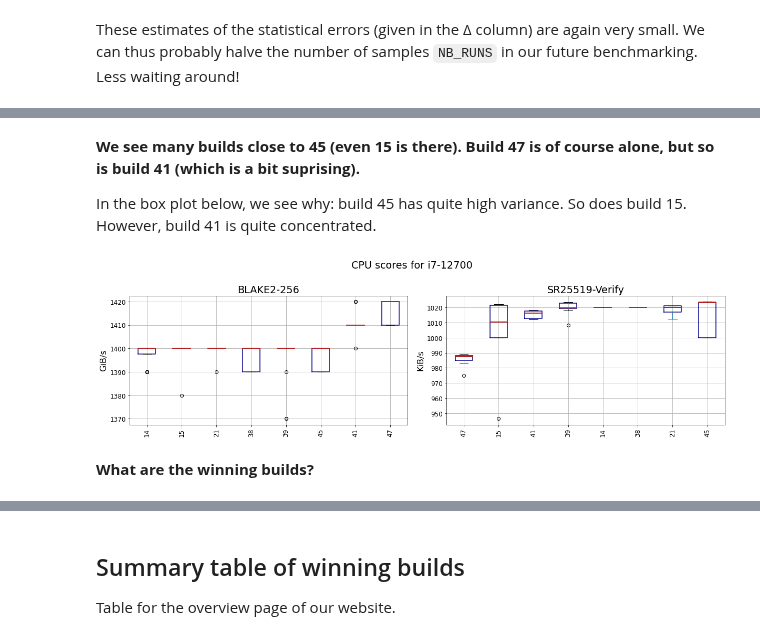
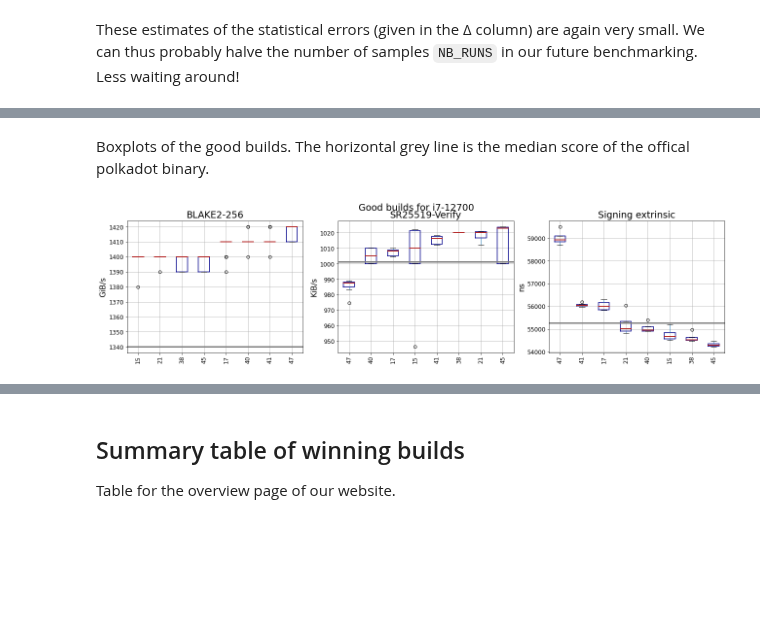
Before and after one commit to MathCryptoDoc/polkadot-optimized, a Jupyter notebook: notebook/analyze-0-9-27.ipynb, the cells around one changed output, grey strips where cells are left out. Drawn from its saved outputs; the diff is of its cells as text; code cells hidden in the pictures; blank space fills up the shorter version.

```diff
--- a/notebook/analyze-0-9-27.ipynb
+++ b/notebook/analyze-0-9-27.ipynb
@@ -154,6 +158,7 @@ def calc_stats(df, score):
 
 stats1 = calc_stats(df, "BLAKE2-256")
 stats2 = calc_stats(df, "SR25519-Verify")
-medians = pd.concat([stats1, stats2], axis=1)
+stats3 = calc_stats(df_ex, "Extr-Sign")
+medians = pd.concat([stats1, stats2, stats3], axis=1)
 medians.round(1).head()
 # %% [output]
@@ -192,6 +182,6 @@ from paretoset import paretoset
 # %%
-df_xy = medians[["BLAKE2-256","SR25519-Verify"]]
-mask = paretoset(df_xy, sense=["max", "max"])
+df_xy = medians[["BLAKE2-256","SR25519-Verify","Extr-Sign"]]
+mask = paretoset(df_xy, sense=["max", "max", "min"])
 df_xy_pareto = df_xy[mask]
 pareto = df_xy_pareto.index.to_numpy()
 df_xy_pareto
@@ -213,21 +205,19 @@ def boxes_distance(A_min, A_max, B_min, B_max):
     dist = np.linalg.norm(np.concatenate([u, v]))
     return dist
 # %%
-x = "BLAKE2-256"
-y = "SR25519-Verify"
-dx = "Δ-BLAKE2-256"
-dy = "Δ-SR25519-Verify"
+x = ["BLAKE2-256", "SR25519-Verify", "Extr-Sign"]
+dx = ["Δ-BLAKE2-256", "Δ-SR25519-Verify", "Δ-Extr-Sign"]
 
 pareto_ext = []
-nudge = 1 # if not enough extra builds, increase this
+nudge = 1 # if not enough extra builds, increase this; it too many, decrease
 for bA in pareto:
-    A_min = np.array([medians.loc[bA][x] - nudge*medians.loc[bA][dx], medians.loc[bA][y] - nudge*medians.loc[bA][dy]])
-    A_max = np.array([medians.loc[bA][x] + nudge*medians.loc[bA][dx], medians.loc[bA][y] + nudge*medians.loc[bA][dy]])
+    A_min = medians.loc[bA][x].to_numpy() - nudge*medians.loc[bA][dx].to_numpy()
+    A_max = medians.loc[bA][x].to_numpy() + nudge*medians.loc[bA][dx].to_numpy()
 
     dists_AB = {}
     for bB in medians.index:
-        B_min = np.array([medians.loc[bB][x] - nudge*medians.loc[bB][dx], medians.loc[bB][y] - nudge*medians.loc[bB][dy]])
-        B_max = np.array([medians.loc[bB][x] + nudge*medians.loc[bB][dx], medians.loc[bB][y] + nudge*medians.loc[bB][dy]])
+        B_min = medians.loc[bB][x].to_numpy() - nudge*medians.loc[bB][dx].to_numpy()
+        B_max = medians.loc[bB][x].to_numpy() + nudge*medians.loc[bB][dx].to_numpy()
         dAB = boxes_distance(A_min, A_max, B_min, B_max)
         if dAB < 1e-1:
             pareto_ext.append(bB)
@@ -239,4 +229,5 @@ print(pareto_ext)
 # %%
-# The extended set looks good. We take it as the new set.
+# The extended set looks reasonable. We take it as the new set.
 pareto = pareto_ext
 df_sel = df[df["nb_build"].isin(pareto)]
+df_ex_sel = df_ex[df_ex["nb_build"].isin(pareto)]
@@ -248,21 +234,23 @@ fig.savefig('images/v0.9.27/scatter_cpu_i7_12700.svg', bbox_inches='tight')
-# %% [markdown]
-**We see many builds close to 45 (even 15 is there). Build 47 is of course alone, but so is build 41 (which is a bit suprising).**
-
-In the box plot below, we see why: build 45 has quite high variance. So does build 15. However, build 41 is quite concentrated.
+# %% [markdown]
+Boxplots of the good builds. The horizontal grey line is the median score of the offical polkadot binary.
 # %%
-fig, ax = plt.subplots(1,2, figsize=(17, 5))
-fig.suptitle("CPU scores for i7-12700")
+fig, ax = plt.subplots(1,3, figsize=(22, 5))
+fig.suptitle("Good builds for i7-12700")
 boxplot_sorted(df_sel, by="nb_build", column="BLAKE2-256", ax=ax[0])
 ax[0].set_title('BLAKE2-256')
 ax[0].set_ylabel('GiB/s')
+ax[0].axhline(medians.loc["official"]["BLAKE2-256"],  c='grey', lw=3)
 boxplot_sorted(df_sel, by="nb_build", column="SR25519-Verify", ax=ax[1])
 ax[1].set_title('SR25519-Verify')
 ax[1].set_ylabel('KiB/s')
-fig.savefig('images/v0.9.27/pareto_scores_cpu_i7_12700.svg', bbox_inches='tight')
+ax[1].axhline(medians.loc["official"]["SR25519-Verify"],  c='grey', lw=3)
+boxplot_sorted(df_ex_sel, by="nb_build", column="Extr-Sign", ax=ax[2], ascending=False)
+ax[2].set_title('Signing extrinsic')
+ax[2].set_ylabel('ns')
+ax[2].axhline(medians.loc["official"]["Extr-Sign"],  c='grey', lw=3)
+fig.savefig('images/v0.9.27/pareto_scores_i7_12700.svg', bbox_inches='tight')
 # %% [output]
-[figure, old version]
+[figure, new version]
-# %% [markdown]
-**What are the winning builds?**
 # %%
 build_table[build_table.index.isin(pareto)]
 # %% [output]
```
Also changed, not shown: parts of 36 cells of this notebook, 2 other files.
